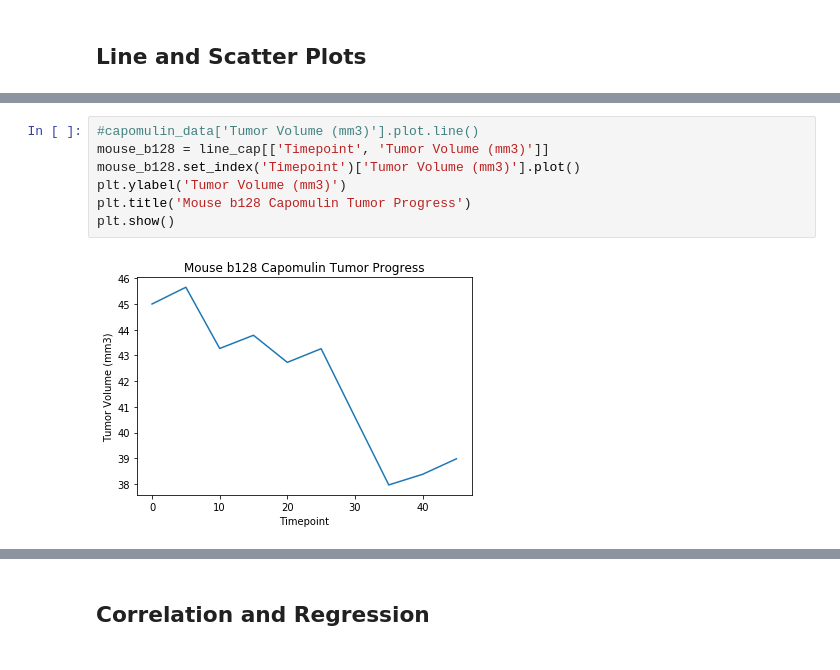
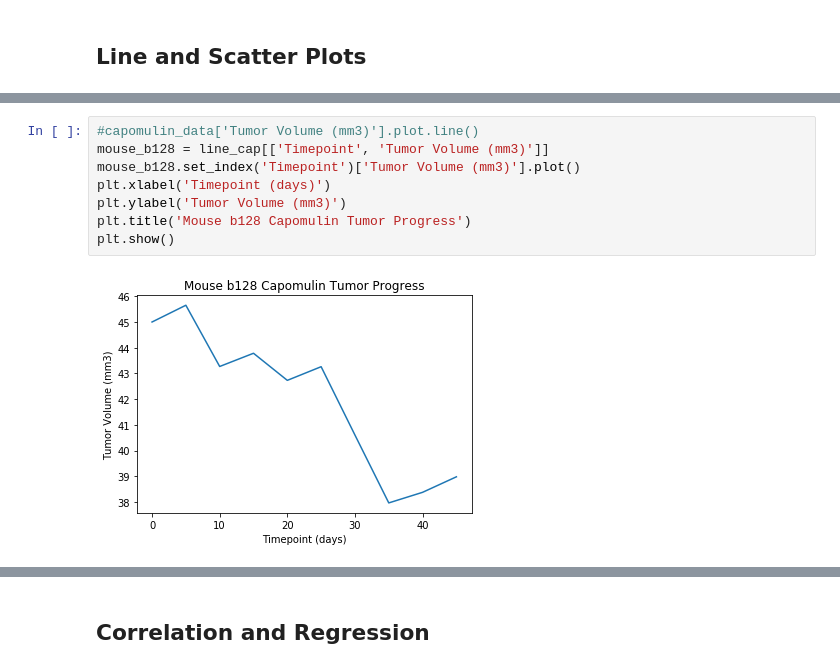
Before and after one commit to cblank210/matplotlib-challenge, a Jupyter notebook: Pymaceuticals/pymaceuticals.ipynb, the cells around one changed output, grey strips where cells are left out. Saved outputs shown, nothing was run; the diff lists cells and outputs as text.

```diff
--- a/Pymaceuticals/pymaceuticals.ipynb
+++ b/Pymaceuticals/pymaceuticals.ipynb
@@ -263,11 +267,12 @@ line_cap.head()
 # %%
 #capomulin_data['Tumor Volume (mm3)'].plot.line()
 mouse_b128 = line_cap[['Timepoint', 'Tumor Volume (mm3)']]
 mouse_b128.set_index('Timepoint')['Tumor Volume (mm3)'].plot()
+plt.xlabel('Timepoint (days)')
 plt.ylabel('Tumor Volume (mm3)')
 plt.title('Mouse b128 Capomulin Tumor Progress')
 plt.show()
 # %% [output]
-[figure, old version]
+[figure, new version]
 # %%
 # Generate a scatter plot of average tumor volume vs. mouse weight for the Capomulin regimen
```
Also changed, not shown: parts of 5 cells of this notebook.
